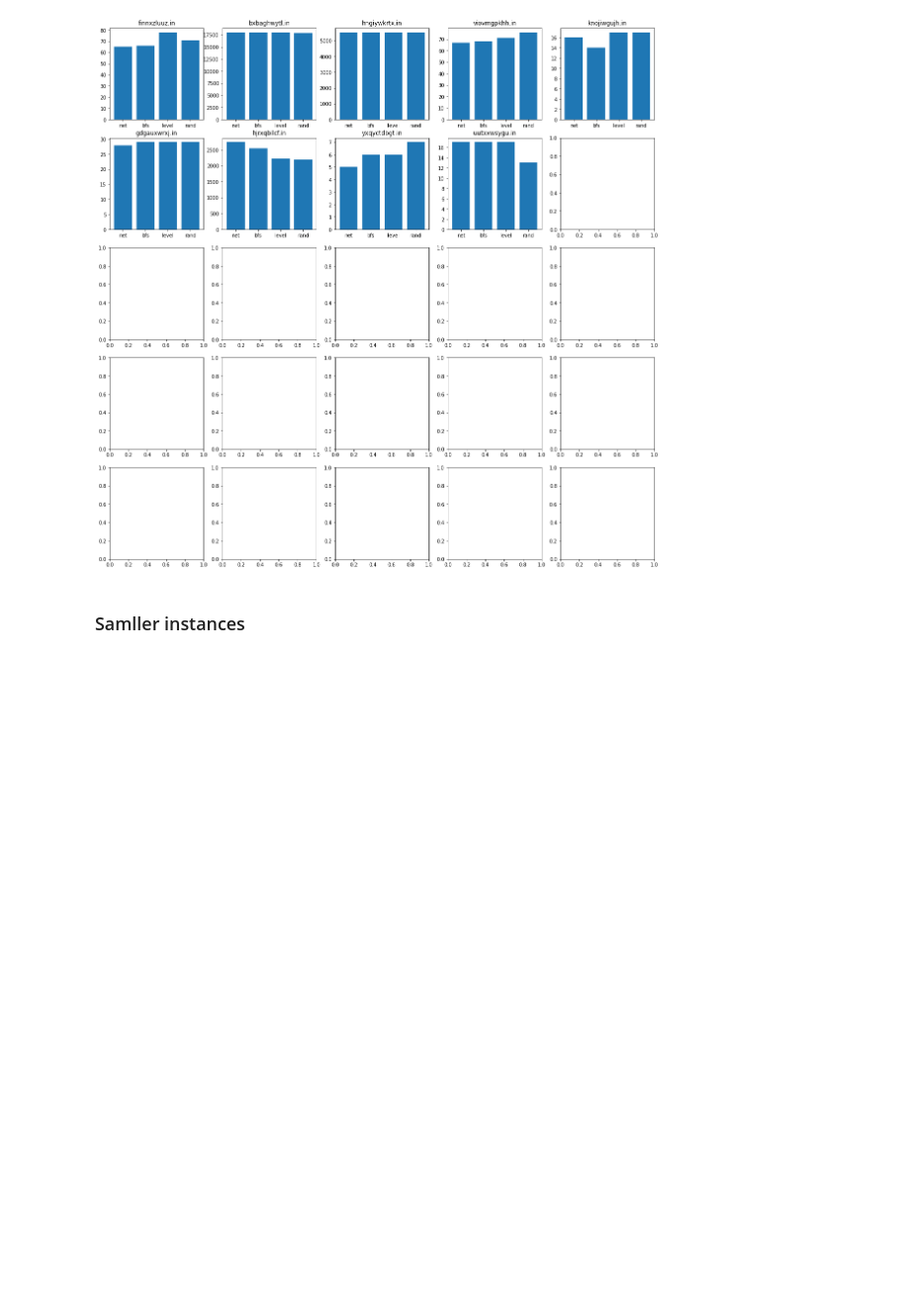
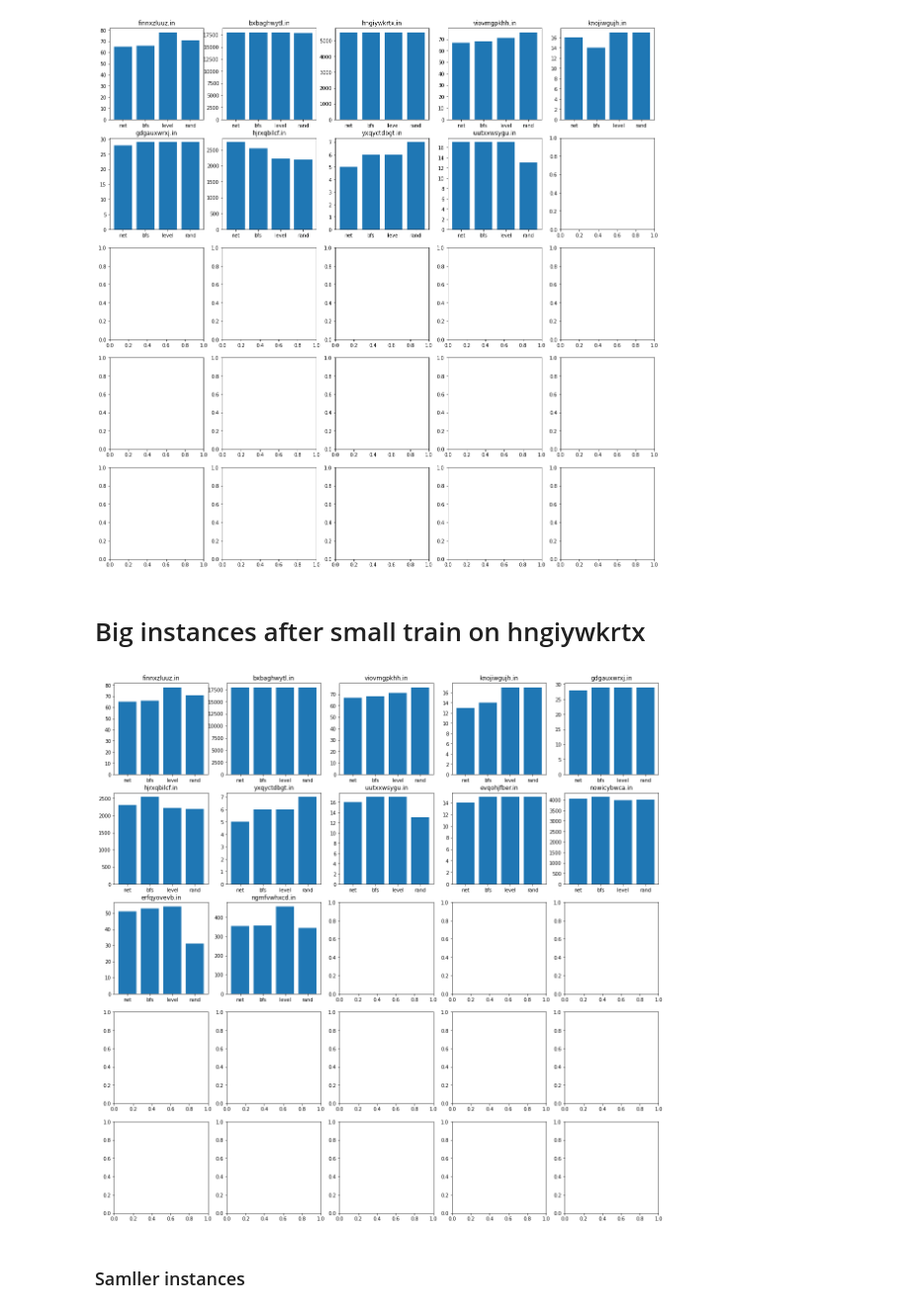
Before and after one commit to ianlienfa/BBGym-RL, a Jupyter notebook: src/eval.ipynb, the cells around one changed output. Shown at 99% size. Cells and saved outputs as stored; diff of their text form; code cells hidden in the pictures; blank space fills up the shorter version.

```diff
--- a/src/eval.ipynb
+++ b/src/eval.ipynb
@@ -149,6 +149,13 @@ test_directory_path = "../build/1664154312/"
 testing(test_directory_path)
 # %% [output]
 [figure]
+# %% [markdown]
+# Big instances after small train on hngiywkrtx
+# %%
+test_directory_path = "../build/1664457412/"
+testing(test_directory_path)
+# %% [output]
+[figure, added]
 # %% [markdown]
 ### Samller instances
 # %%
```
Also changed, not shown: parts of 2 cells of this notebook, 6 other files.
